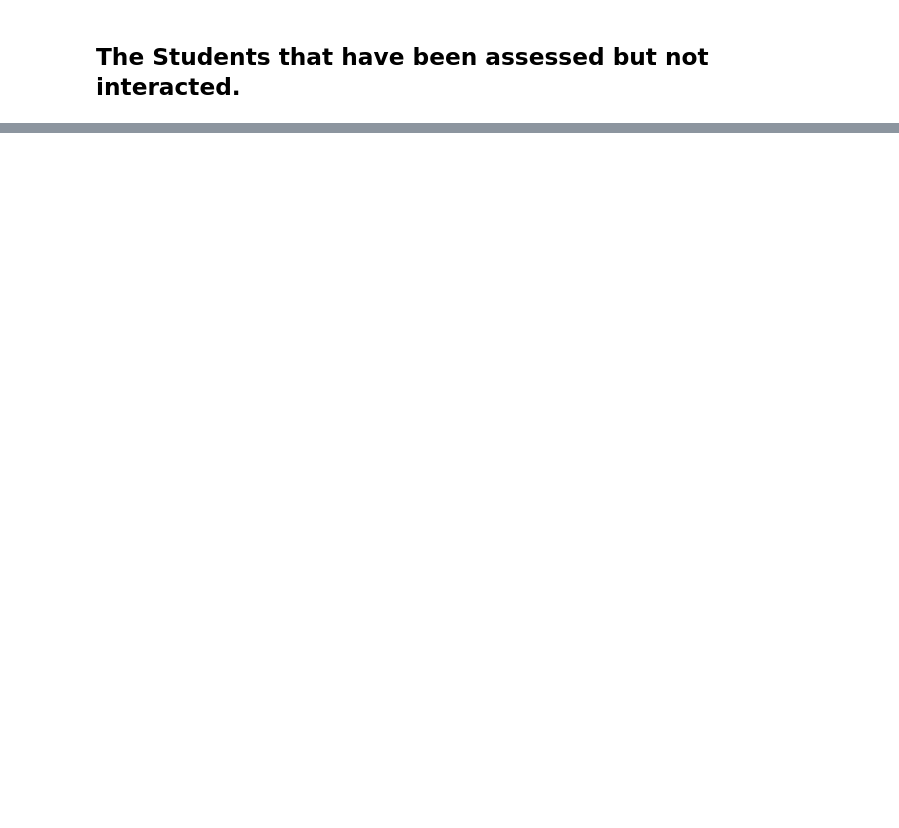
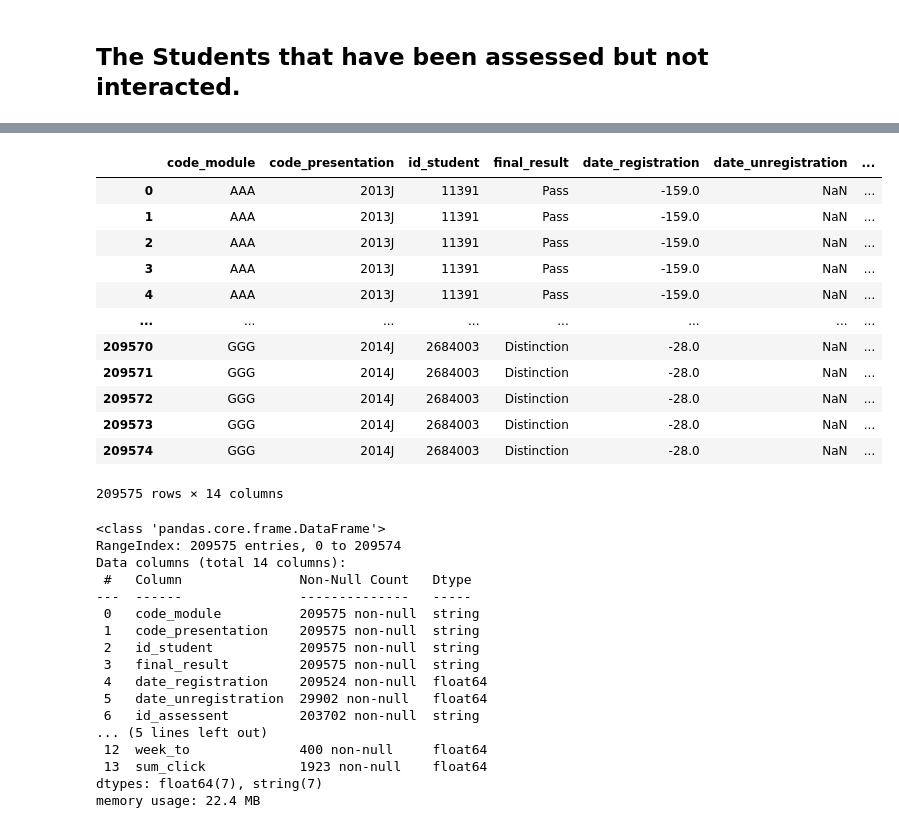
Before and after one commit to horsewell/project4, a Jupyter notebook: student_interaction_course_only.ipynb, the cells around one changed output, grey strips where cells are left out. Drawn from its saved outputs; the diff is of its cells as text; code cells hidden in the pictures; blank space fills up the shorter version.

Commit message:
Update student_interaction_course_only.ipynb
with all regrestion models

```diff
--- a/student_interaction_course_only.ipynb
+++ b/student_interaction_course_only.ipynb
@@ -154,0 +355,35 @@ X_train, X_test, y_train, y_test = train_test_split(X, y, random_state = 42)
+# %%
+ou_df = pd.merge(pd.merge(student_df,assessment_df,how='left'), vle_df, how='left')
+display(ou_df)
+ou_df.info()
+# %% [output]
+|  | code_module | code_presentation | id_student | final_result | date_registration | date_unregistration | ... |
+| 0 | AAA | 2013J | 11391 | Pass | -159.0 | NaN | ... |
+| 1 | AAA | 2013J | 11391 | Pass | -159.0 | NaN | ... |
+| 2 | AAA | 2013J | 11391 | Pass | -159.0 | NaN | ... |
+| 3 | AAA | 2013J | 11391 | Pass | -159.0 | NaN | ... |
+| 4 | AAA | 2013J | 11391 | Pass | -159.0 | NaN | ... |
+| ... | ... | ... | ... | ... | ... | ... | ... |
+| 209570 | GGG | 2014J | 2684003 | Distinction | -28.0 | NaN | ... |
+| 209571 | GGG | 2014J | 2684003 | Distinction | -28.0 | NaN | ... |
+| 209572 | GGG | 2014J | 2684003 | Distinction | -28.0 | NaN | ... |
+| 209573 | GGG | 2014J | 2684003 | Distinction | -28.0 | NaN | ... |
+| 209574 | GGG | 2014J | 2684003 | Distinction | -28.0 | NaN | ... |
+209575 rows × 14 columns
+<class 'pandas.core.frame.DataFrame'>
+RangeIndex: 209575 entries, 0 to 209574
+Data columns (total 14 columns):
+ #   Column               Non-Null Count   Dtype
+---  ------               --------------   -----
+ 0   code_module          209575 non-null  string
+ 1   code_presentation    209575 non-null  string
+ 2   id_student           209575 non-null  string
+ 3   final_result         209575 non-null  string
+ 4   date_registration    209524 non-null  float64
+ 5   date_unregistration  29902 non-null   float64
+ 6   id_assessent         203702 non-null  string
+... (5 lines left out)
+ 12  week_to              400 non-null     float64
+ 13  sum_click            1923 non-null    float64
+dtypes: float64(7), string(7)
+memory usage: 22.4 MB
```
Also changed, not shown: parts of 47 cells of this notebook.
